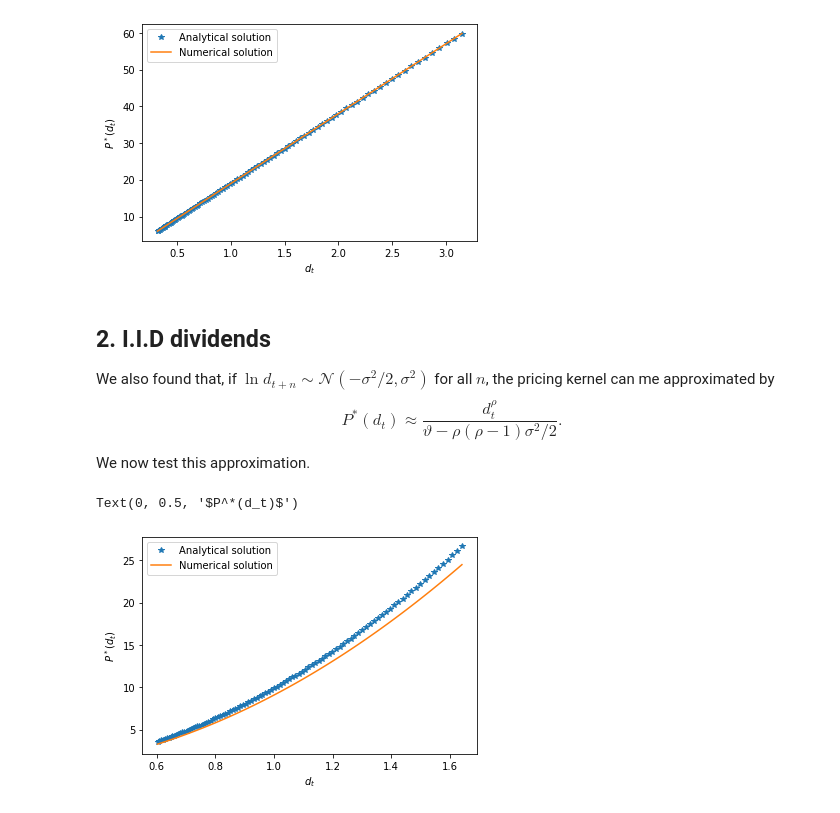
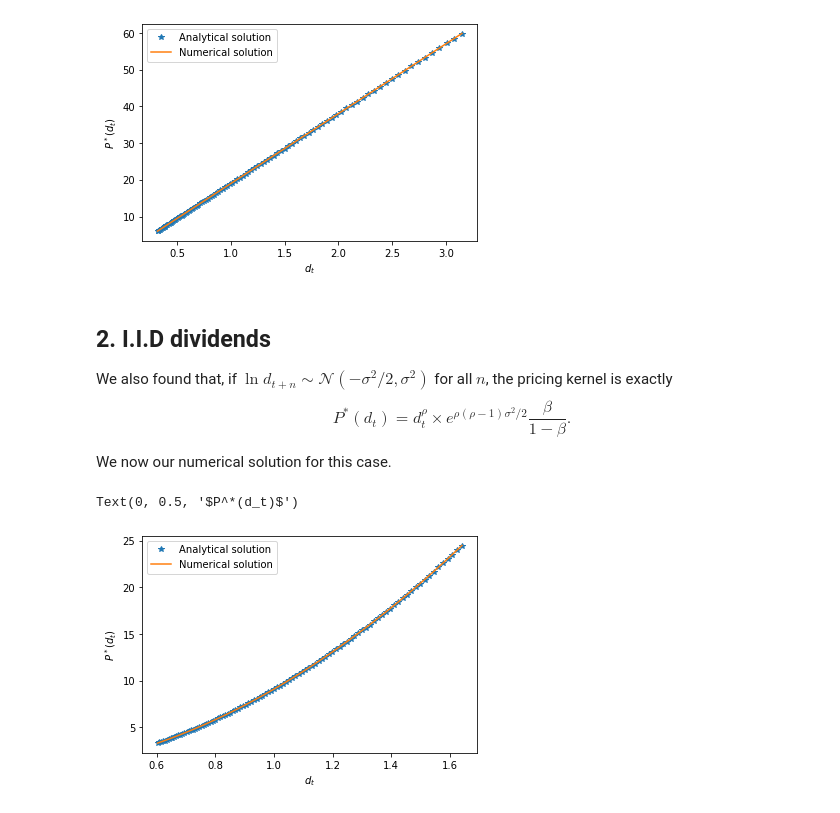
Before and after one commit to econ-ark/DemARK, a Jupyter notebook: notebooks/Lucas-Asset-Pricing-Model.ipynb, the cells around one changed output. Saved outputs shown, nothing was run; the diff lists cells and outputs as text; code cells hidden in the pictures.

```diff
--- a/notebooks/Lucas-Asset-Pricing-Model.ipynb
+++ b/notebooks/Lucas-Asset-Pricing-Model.ipynb
@@ -295,36 +295,37 @@ Text(0, 0.5, '$P^*(d_t)$')
 # %% [markdown]
  ## 2. I.I.D dividends
 
- We also found that, if $\ln d_{t+n}\sim \mathcal{N}(-\sigma^2/2, \sigma^2)$ for all $n$, the pricing kernel can me approximated by
+ We also found that, if $\ln d_{t+n}\sim \mathcal{N}(-\sigma^2/2, \sigma^2)$ for all $n$, the pricing kernel is exactly
  \begin{equation*}
- P^*(d_t)\approx \frac{d_t^\rho}{\vartheta - \rho(\rho-1)\sigma^2/2}.
+ P^*(d_t) = d_t^\rho\times e^{\rho(\rho-1)\sigma^2/2}\frac{\beta}{1-\beta}.
  \end{equation*}
- We now test this approximation.
+
+ We now our numerical solution for this case.
 # %%
 # Create an i.i.d. dividend process
 shock_sd = 0.1
 iidDivs = DivProcess(alpha = 0.0, shock_mean = -shock_sd**2/2, shock_sd = shock_sd)
 
 # And an economy that embeds it
 CRRA = 2
 Disc = 0.9
 
 iidEcon = LucasEconomy(CRRA = CRRA, DiscFac = Disc, DivProcess = iidDivs)
 iidEcon.solve()
 
 # Generate a function with our analytical solution
-theta = 1/Disc - 1
-aSolIID = lambda d: d**CRRA/(theta - CRRA*(CRRA-1)*shock_sd**2/2)
+dTil = np.exp((shock_sd**2)/2*CRRA*(CRRA-1))
+aSolIID = lambda d: d**CRRA * dTil * Disc/(1 - Disc)
 
 # Get a grid for d over which to compare them
 dGrid = np.exp(iidDivs.getLogdGrid())
 
 # Plot both
 plt.plot(dGrid, aSolIID(dGrid), '*',label = 'Analytical solution')
 plt.plot(dGrid, iidEcon.EqPfun(dGrid), label = 'Numerical solution')
 plt.legend()
 plt.xlabel('$d_t$')
 plt.ylabel('$P^*(d_t)$')
 # %% [output]
 Text(0, 0.5, '$P^*(d_t)$')
-[figure, old version]
+[figure, new version]
```
Also changed, not shown: parts of 3 cells of this notebook, 1 other file.
